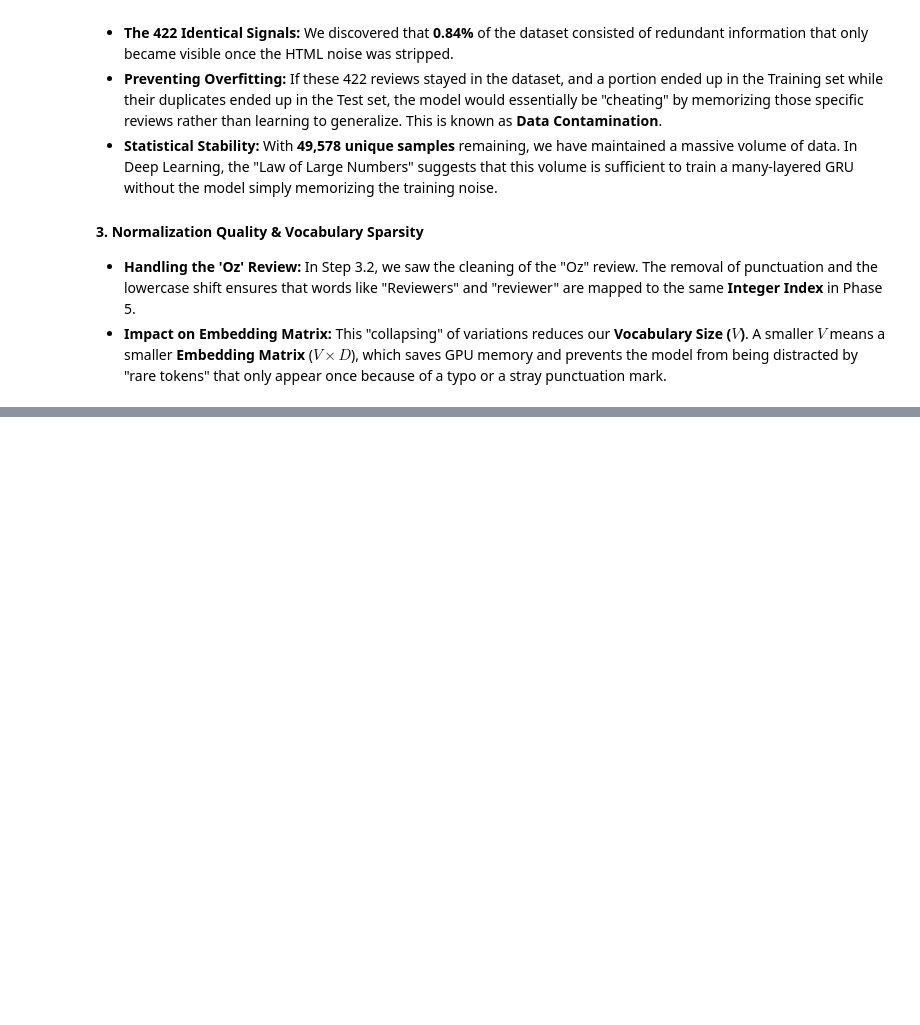
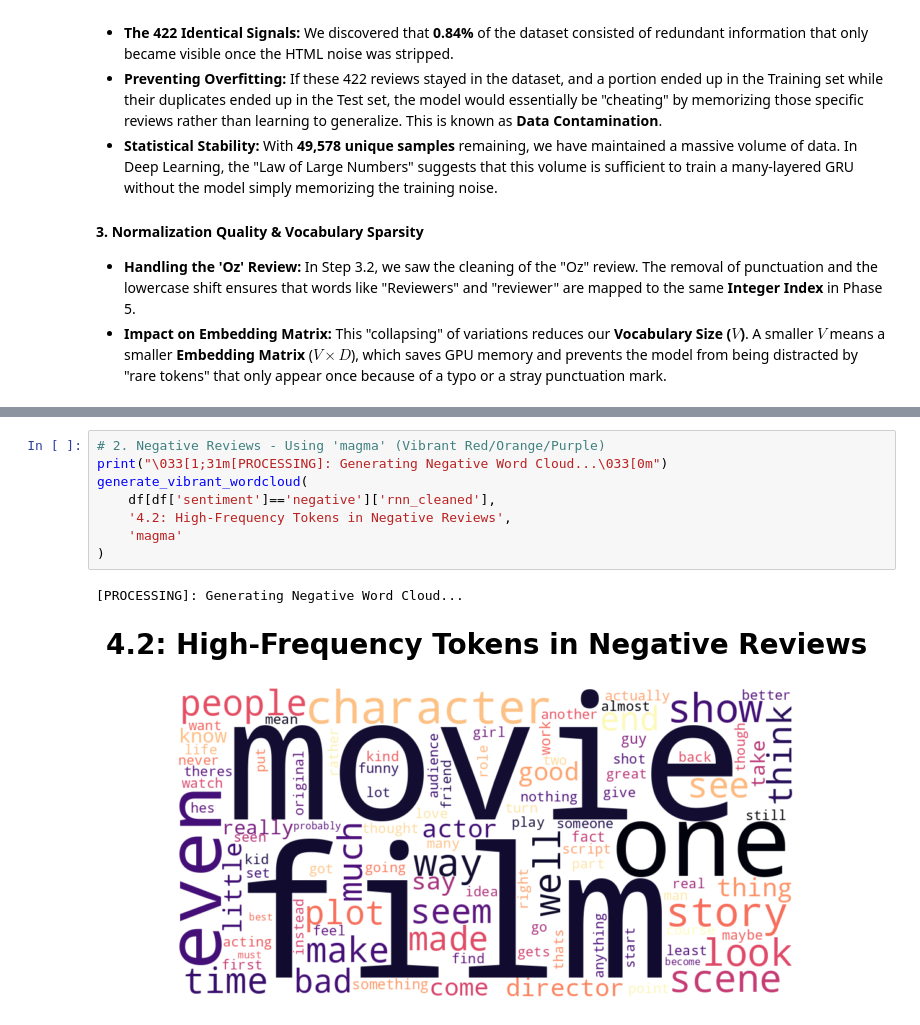
Before and after one commit to Sagarjain93/Sentiment_analysis_RNN_Bert, a Jupyter notebook: Notebooks/Sentiment_Analysis_with_an_Recurrent_Neural_Networks_(RNN).ipynb, the cells around one changed output, grey strips where cells are left out. Drawn from its saved outputs; the diff is of its cells as text; blank space fills up the shorter version.

```diff
--- a/Notebooks/Sentiment_Analysis_with_an_Recurrent_Neural_Networks_(RNN).ipynb
+++ b/Notebooks/Sentiment_Analysis_with_an_Recurrent_Neural_Networks_(RNN).ipynb
@@ -374,0 +483,11 @@ Our execution in Step 3.1 and 3.2 wasn't just about cleaning; it was about **Fea
+# %%
+# 2. Negative Reviews - Using 'magma' (Vibrant Red/Orange/Purple)
+print("\033[1;31m[PROCESSING]: Generating Negative Word Cloud...\033[0m")
+generate_vibrant_wordcloud(
+    df[df['sentiment']=='negative']['rnn_cleaned'],
+    '4.2: High-Frequency Tokens in Negative Reviews',
+    'magma'
+)
+# %% [output]
+[PROCESSING]: Generating Negative Word Cloud...
+[figure, added]
```
Also changed, not shown: parts of 16 cells of this notebook.
